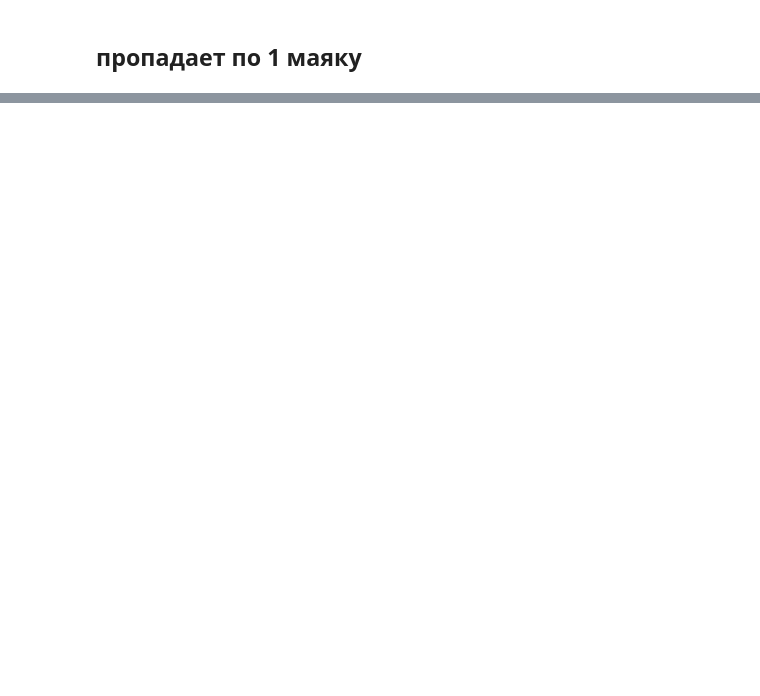
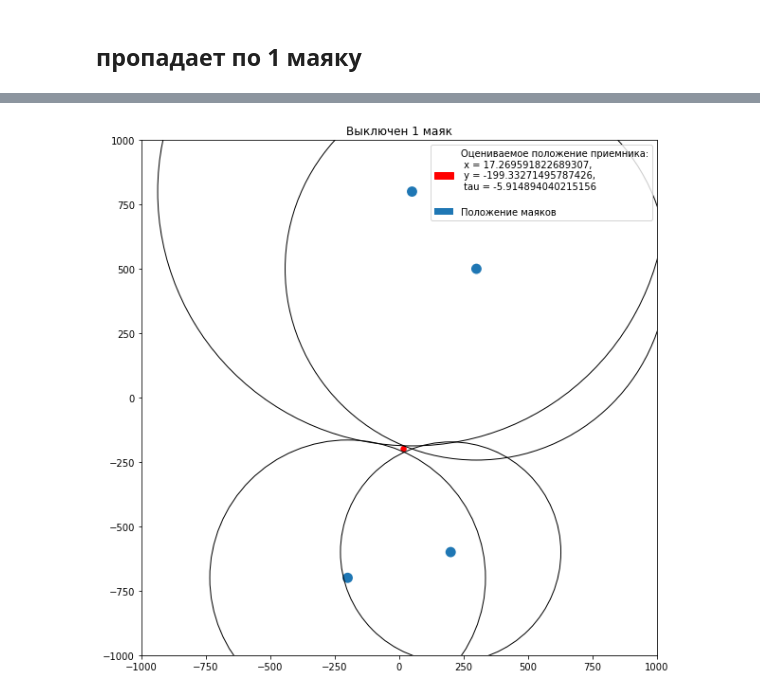
Before and after one commit to 1mm0rTaLzzz/viz_satellite_nav, a Jupyter notebook: Cleared_HW4.ipynb, the cells around one changed output, grey strips where cells are left out. Drawn from its saved outputs; the diff is of its cells as text; code cells hidden in the pictures; blank space fills up the shorter version.

```diff
--- a/Cleared_HW4.ipynb
+++ b/Cleared_HW4.ipynb
@@ -175,18 +327,0 @@ for i in range(len(dist)):
-# %%
-# Создание фигуры и осей
-fig, axs = plt.subplots(5, 1, figsize=(6, 20))
-plt.xlim(-1000 , 1000 )
-plt.ylim(-1000 , 1000 )
-# Итерация по каждой оси
-for i, ax in enumerate(axs):
-    # Построение графика для текущей оси
-    ax.add_artist(plt.Circle((m_vec[i][0], m_vec[i][1]), 10,color='red'))
-
-    # Установка заголовка для каждого графика
-    ax.set_title('График {}'.format(i+1))
-
-
-    # Показать графики
-plt.show()
-# Расположение графиков
-#plt.tight_layout()
@@ -231,0 +328,66 @@ plt.show()
+# %%
+dist = np.array([ 298.9468,742.7760, 535.1911,427.8247, 987.5056])
+cords = [(-50, 100), (300, 500), (-200, -700), (200, -600), (50, 800)]
+x0,y0,tau = 1,1,1
+dist2,cords2 = [],[]
+est_vec = []
+
+def draw(est_vec=est_vec,cords=cords,dist=dist):
+    for i in range(len(cords)):
+        f, axes = plt.subplots()
+        f.set_figwidth(10)
+        f.set_figheight(10)
+        axes.add_artist(plt.Circle((est_vec[i][0], est_vec[i][1]), 10, color='red')) #примерные координаты
+        axes.set_xlim(-1000, 1000)
+        axes.set_ylim(-1000, 1000)
+        axes.set_aspect(1)
+
+        for j in range(len(cords)):
+            if j!=i:#маяки
+                axes.add_artist(plt.Circle((cords[j][0], cords[j][1]), 20))
+                cir = plt.Circle((cords[j][0], cords[j][1]), dist[j], fill=False)
+                axes.add_artist(cir)
+                    # Настройка пределов осей
+        axes.set_title('Выключен {} маяк'.format(i+1))
+
+        axes.legend(['Оцениваемое положение приемника:\n x = {},\n y = {},\n tau = {}\n'.format(est_vec[i][0],est_vec[i][1],est_vec[i][2]),'Положение маяков'])
+
+        plt.savefig('my_plots_my_func {}.png'.format(i))
+
+    # Показать графики
+    plt.show()
+    return 0
+
+
+def pred_coords(x0,y0,tau,dist,cords):
+    t=len(dist)
+    noise = np.random.normal(0,1,t)
+    z,H = np.array([]),np.array([[]])
+
+    for i in range(t):
+        z=np.append(z,(dist[i]-(np.sqrt((cords[i][0]-x0)**2+(cords[i][1]-y0)**2))))
+    z=np.array(z)+ noise #+ noise
+    for i in range(t):
+        dfx = (x0-cords[i][0])/(np.sqrt((cords[i][0]-x0)**2+(cords[i][1]-y0)**2))
+        dfy = (y0-cords[i][1])/(np.sqrt((cords[i][0]-x0)**2+(cords[i][1]-y0)**2))
+        H=np.append(H,[[dfx,dfy,tau]])
+    H=H.reshape(t,-1)
+    predict=inv(H.T@H)@H.T@z
+    m=predict+np.array([x0,y0,tau])
+    return m ,predict
+
+
+for i in range(len(dist)):
+    dist2,cords2=np.copy(dist),np.copy(cords)
+    dist2,cords2=np.delete(dist2,i),np.delete(cords2,i,axis=0)
+    print(dist2)
+    est_n, pred = pred_coords(x0,y0,tau,dist2,cords2) #ТУТ Я ХЗ КАК НАДО
+    est_vec.append(est_n)
+    #print(est_n,pred)
+    print("Оценка координат приемника: (x0= {:.2f}, y0= {:.2f}, tau= {:.2f})".format(est_n[0], est_n[1], est_n[2]))
+
+
+draw()
+
+#print(predict)
+# %% [output]
@@ -231,0 +404 @@ plt.show()
+[figure, added]
```
Also changed, not shown: parts of 17 cells of this notebook, 10 other files.
